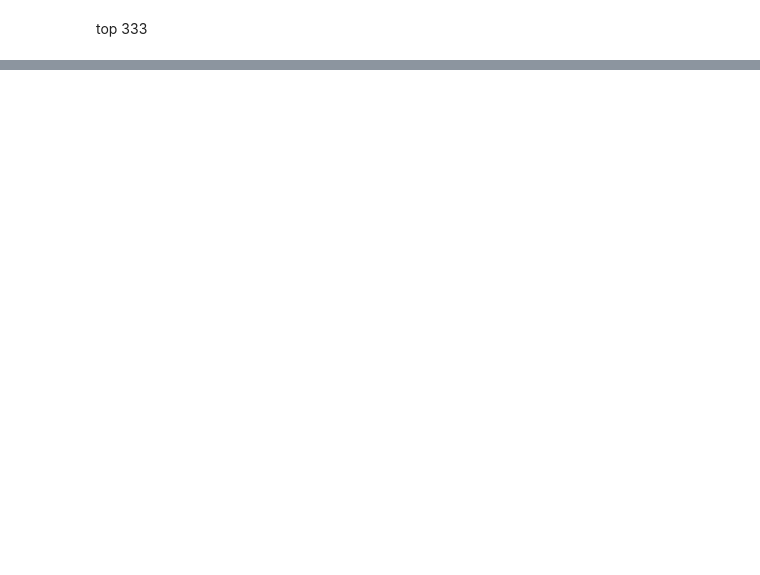
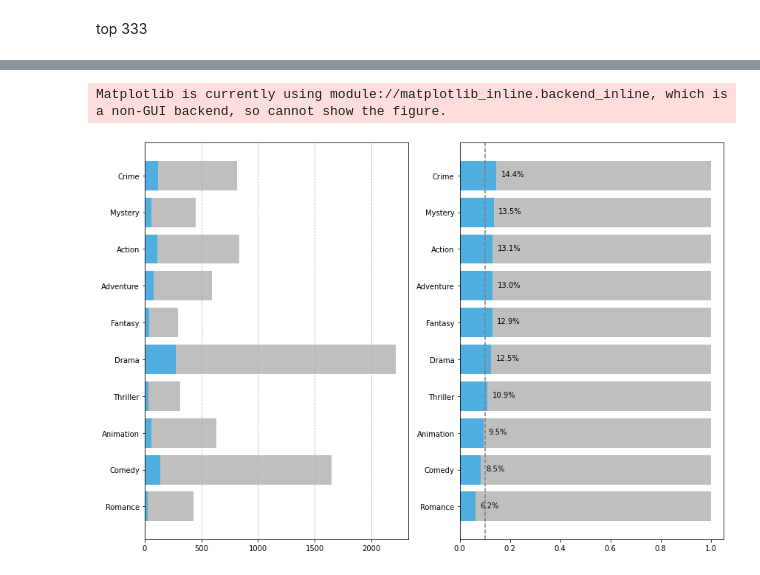
Before and after one commit to MBorgesT/DataVisProject, a Jupyter notebook: eda/genres.ipynb, the cells around one changed output, grey strips where cells are left out. Drawn from its saved outputs; the diff is of its cells as text; code cells hidden in the pictures; blank space fills up the shorter version.

```diff
--- a/eda/genres.ipynb
+++ b/eda/genres.ipynb
@@ -222,8 +248,8 @@ plot_df.head()
 # %%
-plot_df = plot_df[plot_df['count'] > 0]
+plot333_df = plot333_df[plot333_df['count'] > 0]
 
 fig = px.scatter(
-    plot_df, x='avgNumVotes', y='avgAvgRating', size='count',
+    plot333_df, x='avgNumVotes', y='avgAvgRating', size='count',
     custom_data=['count', 'genre'],
     title='Gender grouping for top 333 tv-series'
 )
@@ -238,0 +310,5 @@ fig.show()
+# %%
+perc_df = perc_df.sort_values('count corte', ascending=False)
+# %%
+perc_df['perc nao sucesso'] = perc_df['perc sucesso'].apply(lambda x: 1 - x)
+perc_df
@@ -238,0 +333,50 @@ fig.show()
+# %%
+perc_df_cut = perc_df[:10].sort_values('perc sucesso')
+# %%
+primary_color = '#4fade0'
+secondary_color = '#bfbfbf'
+
+fig, (ax1, ax2) = plt.subplots(nrows=1, ncols=2)
+
+
+ax1.barh(
+    perc_df_cut['genre'],
+    perc_df_cut['count top333'].tolist(),
+    label='top333',
+    color=primary_color
+)
+ax1.barh(
+    perc_df_cut['genre'],
+    [x - y for x, y in zip(perc_df_cut['count corte'], perc_df_cut['count top333'])],
+    label='corte',
+    left=perc_df_cut['count top333'].tolist(),
+    color=secondary_color
+)
+ax1.grid(visible=True, axis='x', linestyle='--')
+
+
+ax2.barh(
+    perc_df_cut['genre'],
+    perc_df_cut['perc sucesso'].tolist(),
+    label='top333',
+    color=primary_color
+)
+ax2.barh(
+    perc_df_cut['genre'],
+    perc_df_cut['perc nao sucesso'].tolist(),
+    label='corte',
+    left=perc_df_cut['perc sucesso'].tolist(),
+    color=secondary_color
+)
+for i, v in enumerate(perc_df_cut['perc sucesso']):
+    ax2.text(v + .02, i - .03, '{:.1f}%'.format(v * 100), color='black')
+ax2.axvline(.1, linestyle='--', color='gray')
+
+
+fig.set_facecolor('white')
+fig.set_size_inches(12, 8)
+fig.tight_layout()
+fig.show()
+# %% [output]
+Matplotlib is currently using module://matplotlib_inline.backend_inline, which is a non-GUI backend, so cannot show the figure.
+[figure, added]
```
Also changed, not shown: parts of 16 cells of this notebook, 20 other files.
